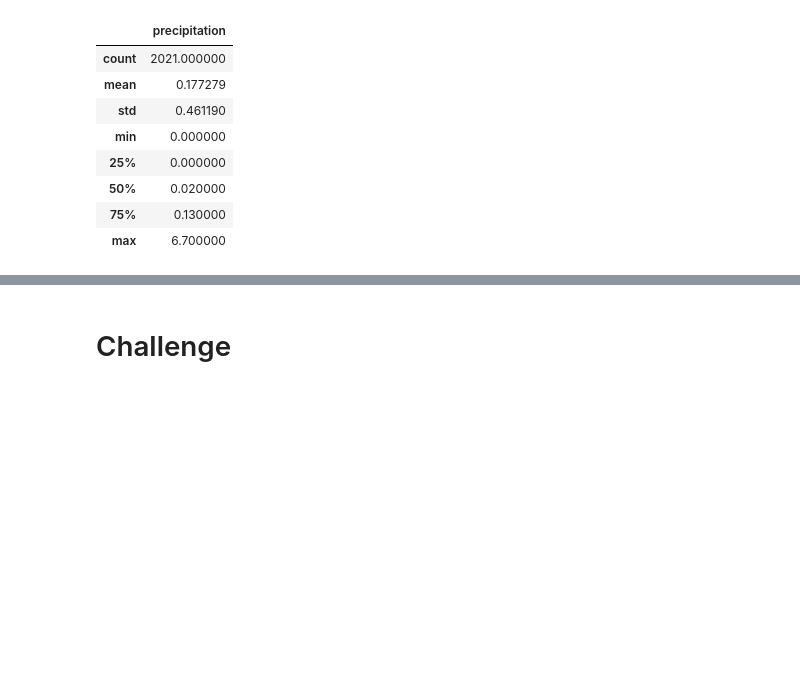
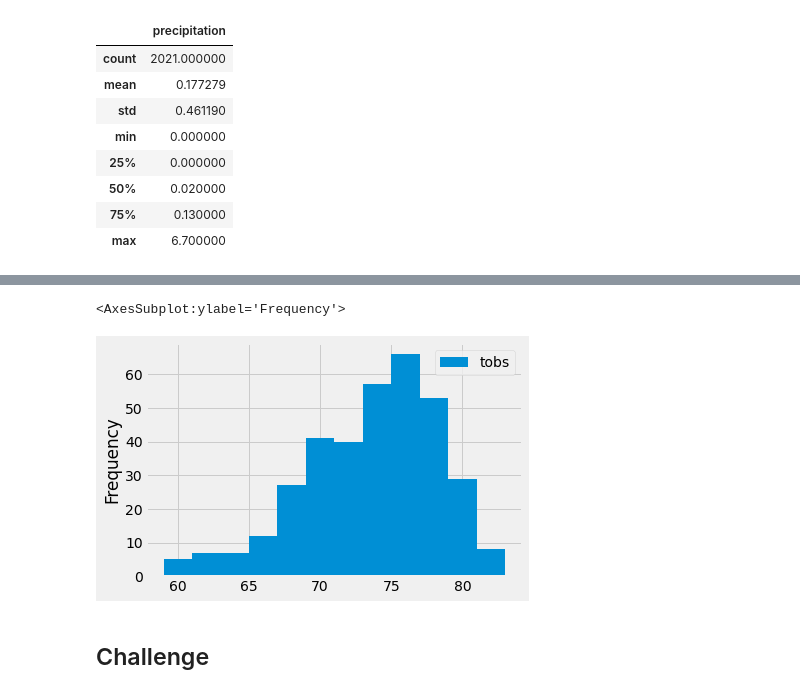
Before and after one commit to echuung94/Surfs_Up, a Jupyter notebook: climate_analysis.ipynb, the cells around one changed output, grey strips where cells are left out. Saved outputs shown, nothing was run; the diff lists cells and outputs as text; code cells hidden in the pictures; blank space fills up the shorter version.

```diff
--- a/climate_analysis.ipynb
+++ b/climate_analysis.ipynb
@@ -86,3 +108,15 @@ df.describe()
 # %%
 # Choose the station with the highest number of temperature observations.
 # Query the last 12 months of temperature observation data for this station and plot the results as a histogram
+
+#total observation count
+session.query(Measurement.tobs)
+
+#filter out all the stations except the most active one
+results = session.query(Measurement.tobs).\
+filter(Measurement.station == 'USC00519281').\
+filter(Measurement.date >= prev_year).all()
+
+#print(results)
+df = pd.DataFrame(results, columns=['tobs'])
+df.head(10)
@@ -89,5 +135,10 @@ df.describe()
+# %%
+df.plot.hist(bins=12)
+# %% [output]
+<AxesSubplot:ylabel='Frequency'>
+[figure, added]
 # %%
 # Write a function called `calc_temps` that will accept start date and end date in the format '%Y-%m-%d'
 # and return the minimum, average, and maximum temperatures for that range of dates
 # %% [markdown]
-# Challenge
+## Challenge
```
Also changed, not shown: parts of 4 cells of this notebook.
